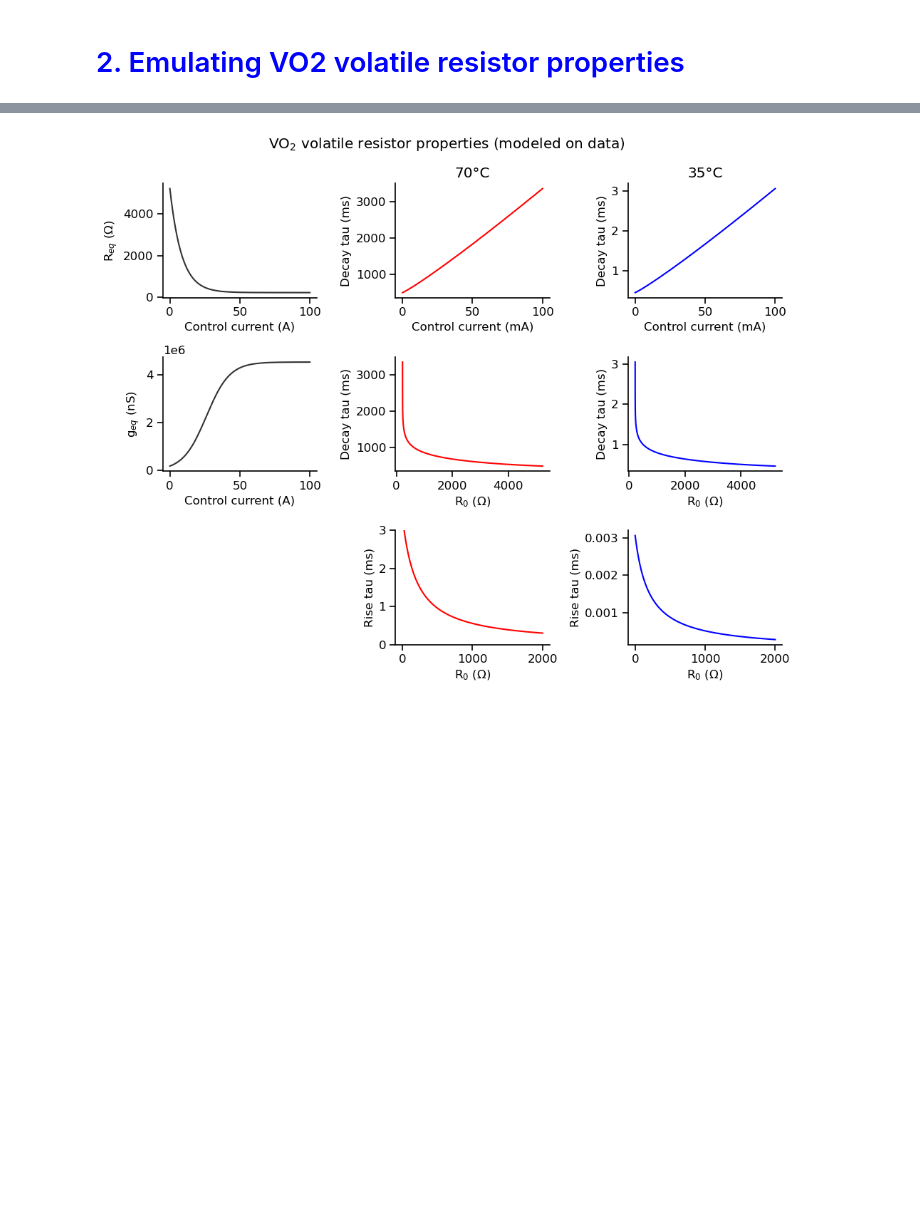
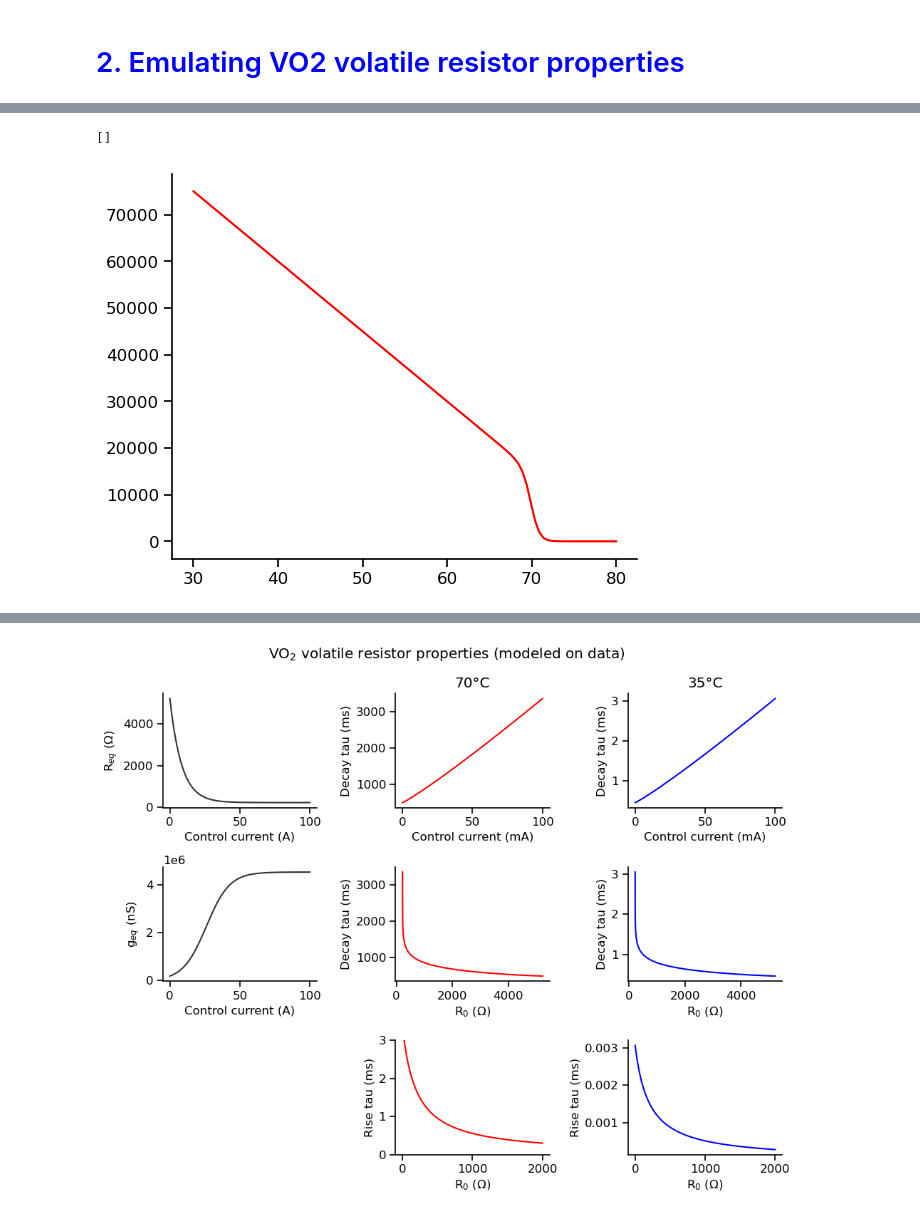
Before and after one commit to argalloni/Neuromorphic_simulations, a Jupyter notebook: Neuromorphic_NMDA.ipynb, the cells around one changed output, grey strips where cells are left out. Drawn from its saved outputs; the diff is of its cells as text; code cells hidden in the pictures; blank space fills up the shorter version.

```diff
--- a/Neuromorphic_NMDA.ipynb
+++ b/Neuromorphic_NMDA.ipynb
@@ -259,0 +304,66 @@ resulting in strongly sub-linear summation of the individual potentials
+# %%
+# Define material properties of VO2 volatile resistors
+
+class Volatile_Resistor():
+    def __init__(self, dt, temperature=30):
+        self.dt = dt
+        self.R = 5000+220
+        self.controlI = 0
+        self.internal_temp = temperature
+        self.ambient_temp = temperature
+        self.peak_R = self.R
+        self.tau_temp = 10
+
+        self.R_history = []
+        self.controlI_history = [temperature]
+        self.temp_history = [temperature]
+
+    def transfer_func_heat(self, temp):
+        linear = -1500 * temp + 1.2*1e5
+        sigm = 1 / (1+np.exp((temp-70)*2))
+        minR = 20
+        R = linear*sigm + minR
+        return R
+
+    def transfer_func_cool(self, temp):
+        linear = -1500 * temp + 1.2*1e5
+        sigm1 = 0.5 / (1+np.exp((temp-45)/1)) + 0.5
+        sigm2 = 1 / (1+np.exp((temp-65)/2))
+        minR = 20
+        R = linear*sigm1*sigm2 + minR
+        return R
+
+    def time_step(self):
+
+        # Increase the internal temperature of the device based on the applied current
+        dtemp = self.R*self.controlI**2 /1e8
+        self.internal_temp = self.internal_temp + dtemp
+
+        self.tau_temp = 10
+        # Decay the internal temperature of the device exponentially towards ambient temperature
+        dtemp = -2* (self.internal_temp - self.ambient_temp) / 200#self.tau_temp
+        self.internal_temp = self.internal_temp + dtemp*dt
+
+        if self.internal_temp > self.temp_history[-1]:
+            self.R = self.transfer_func_heat(self.internal_temp)
+        elif self.internal_temp < self.temp_history[-1]:
+            self.R = self.transfer_func_heat(self.internal_temp)
+
+        self.R_history.append(self.R)
+        self.controlI_history.append(self.controlI)
+        self.temp_history.append(self.internal_temp)
+
+    @property
+    def g(self):
+        # Convert from resistance (Ohm) to conductance (nS)
+        return 1e9/self.R
+
+VO2 = Volatile_Resistor(dt=0.1)
+temp = np.linspace(30,80,100)
+
+fig, ax = plt.subplots(figsize=[6,5])
+ax.plot(temp,VO2.transfer_func_heat(temp), 'r')
+plt.plot()
+# %% [output]
+[]
+[figure, added]
```
Also changed, not shown: parts of 3 cells of this notebook.
